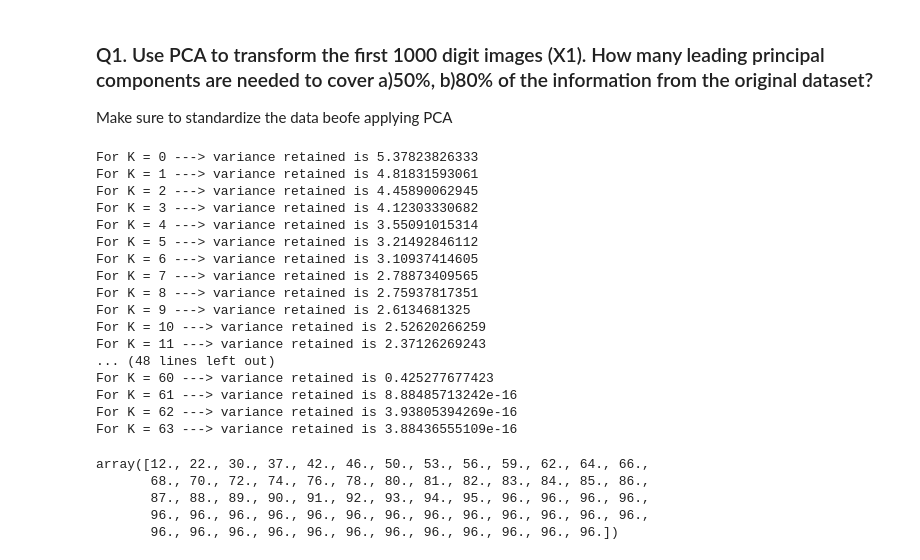
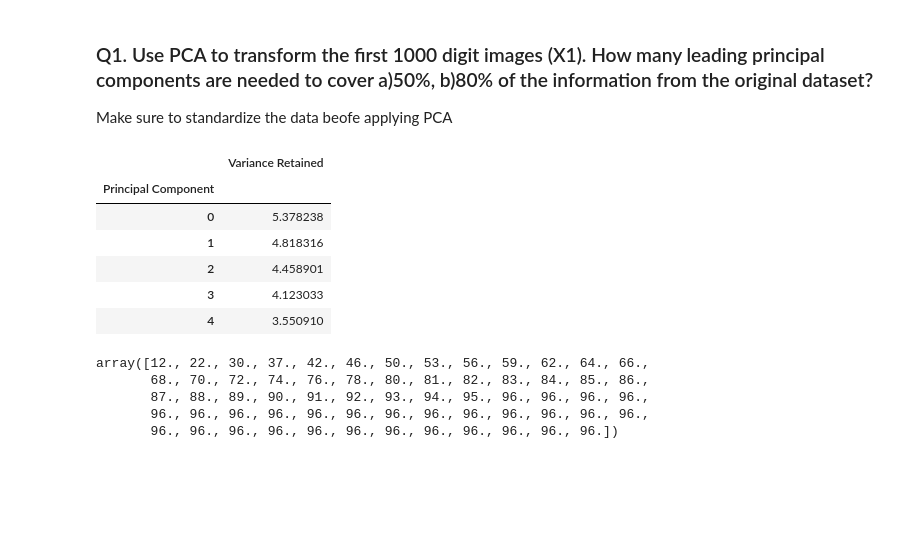
Before and after one commit to pratikwatwani/Applied-Data-Science, a Jupyter notebook: Session 08 and Session 09/PCA, Logistic Regression and Time Series Analysis.ipynb, the cells around one changed output. Cells and saved outputs as stored; diff of their text form; code cells hidden in the pictures; blank space fills up the shorter version.

```diff
--- a/Session 08 and Session 09/PCA, Logistic Regression and Time Series Analysis.ipynb
+++ b/Session 08 and Session 09/PCA, Logistic Regression and Time Series Analysis.ipynb
@@ -81,26 +81,19 @@ u,s,v = np.linalg.svd(X1)
 # %%
 var_dict = {}
 for k in range(0, 64):
-
-  print("For K = {} ---> variance retained is {}".format(k, (s[k]/s.sum())*100))
+  var_dict[k] = (s[k]/s.sum())*100
-# %% [output]
-For K = 0 ---> variance retained is 5.37823826333
-For K = 1 ---> variance retained is 4.81831593061
-For K = 2 ---> variance retained is 4.45890062945
-For K = 3 ---> variance retained is 4.12303330682
-For K = 4 ---> variance retained is 3.55091015314
-For K = 5 ---> variance retained is 3.21492846112
-For K = 6 ---> variance retained is 3.10937414605
-For K = 7 ---> variance retained is 2.78873409565
-For K = 8 ---> variance retained is 2.75937817351
-For K = 9 ---> variance retained is 2.6134681325
-For K = 10 ---> variance retained is 2.52620266259
-For K = 11 ---> variance retained is 2.37126269243
-... (48 lines left out)
-For K = 60 ---> variance retained is 0.425277677423
-For K = 61 ---> variance retained is 8.88485713242e-16
-For K = 62 ---> variance retained is 3.93805394269e-16
-For K = 63 ---> variance retained is 3.88436555109e-16
+# %%
+df = pd.DataFrame.from_dict(var_dict, orient = 'index', columns = ['Variance Retained'])
+df.index.name = 'Principal Component'
+df.head()
+# %% [output]
+|  | Variance Retained |
+| Principal Component |  |
+| 0 | 5.378238 |
+| 1 | 4.818316 |
+| 2 | 4.458901 |
+| 3 | 4.123033 |
+| 4 | 3.550910 |
 # %%
 covar_matrix = PCA(n_components = 64)
 covar_matrix.fit(X1)
```
Also changed, not shown: parts of 2 cells of this notebook.
